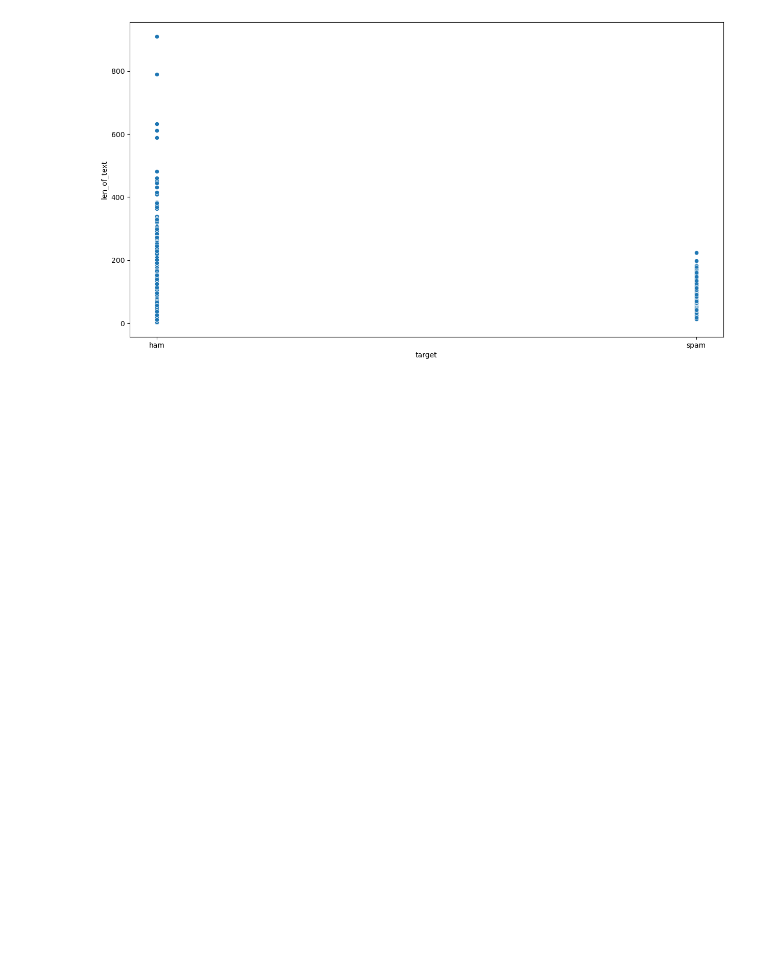
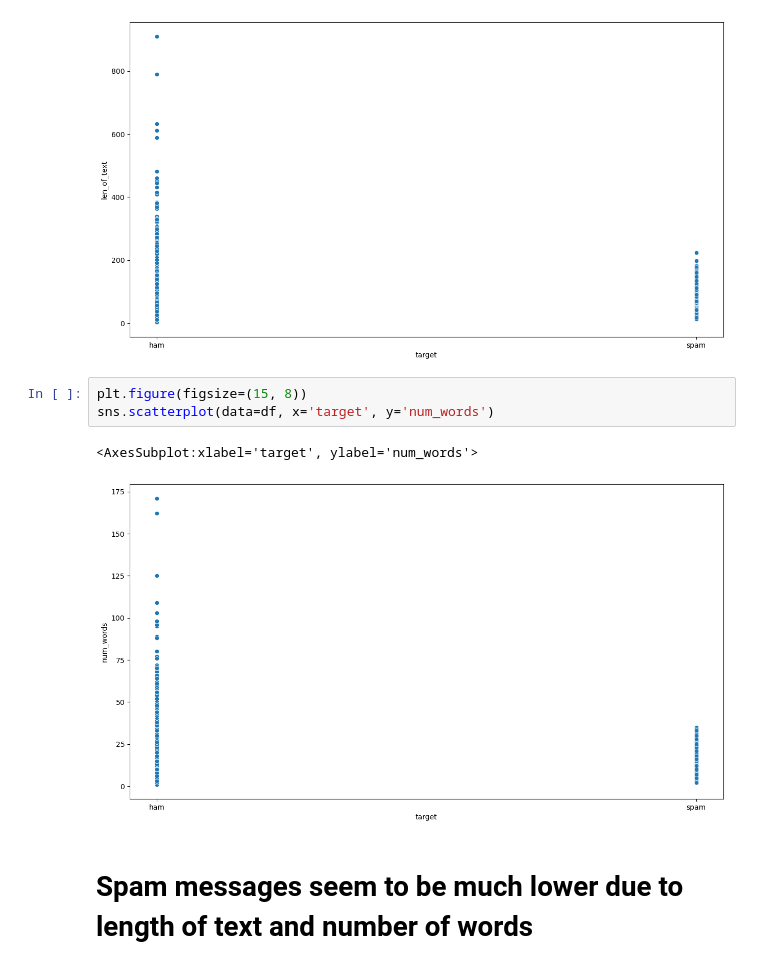
Before and after one commit to MaukanMir/SMS-Spam-Analysis, a Jupyter notebook: training.ipynb, the cells around one changed output. Saved outputs shown, nothing was run; the diff lists cells and outputs as text; blank space fills up the shorter version.

Commit message:
added new visuals

```diff
--- a/training.ipynb
+++ b/training.ipynb
@@ -270,3 +270,11 @@ sns.scatterplot(data=df, x='target', y='len_of_text')
 # %% [output]
 <AxesSubplot:xlabel='target', ylabel='len_of_text'>
 [figure]
+# %%
+plt.figure(figsize=(15, 8))
+sns.scatterplot(data=df, x='target', y='num_words')
+# %% [output]
+<AxesSubplot:xlabel='target', ylabel='num_words'>
+[figure, added]
+# %% [markdown]
+# Spam messages seem to be much lower due to length of text and number of words
```
